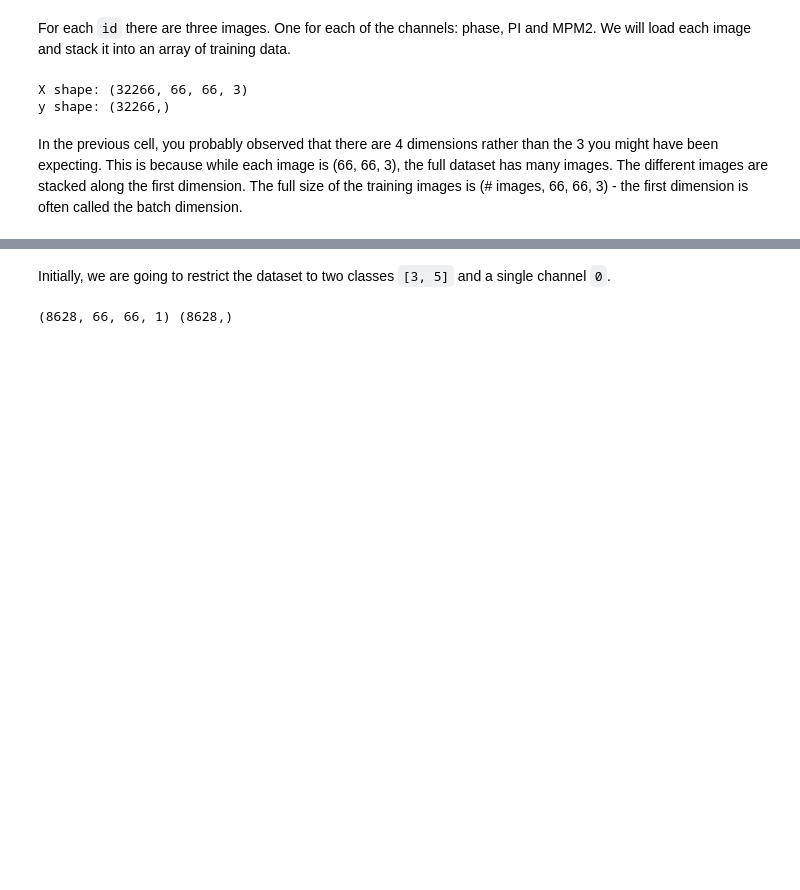
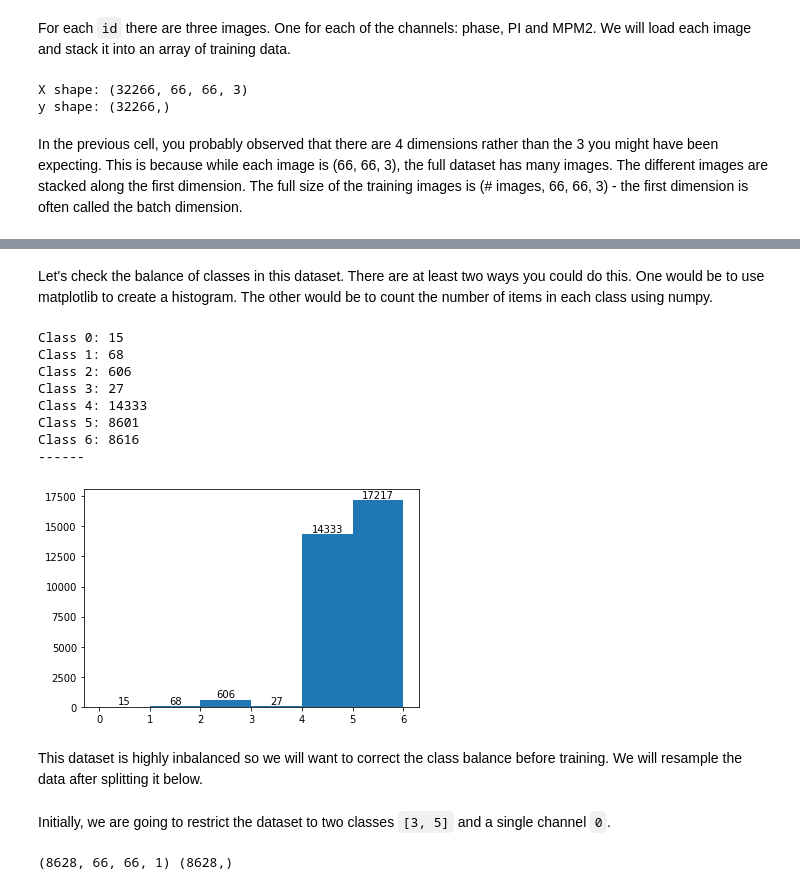
Before and after one commit to dlmbl/intro_ml, a Jupyter notebook: exercise-1.ipynb, the cells around one changed output, grey strips where cells are left out. Saved outputs shown, nothing was run; the diff lists cells and outputs as text; code cells hidden in the pictures; blank space fills up the shorter version.

Commit message:
Finish basic linear classifier with new dataset

```diff
--- a/exercise-1.ipynb
+++ b/exercise-1.ipynb
@@ -129,0 +142,2 @@ for c in np.unique(y_data):
+# %% [markdown]
+Let's check the balance of classes in this dataset. There are at least two ways you could do this. One would be to use matplotlib to create a histogram. The other would be to count the number of items in each class using numpy.
@@ -130,3 +151,32 @@ for c in np.unique(y_data):
+# %%
+##########################
+####### Solution #########
+##########################
+
+# Add your code to check class balances here
+# You should end up with a count of number of items in each of the 7 classes
+
+# Numpy option
+for i in range(7):
+    print('Class {}:'.format(i), np.count_nonzero(y_data == i))
+
+print('------\n')
+
+# Matplotlib option
+counts, edges, bars = plt.hist(y_data, bins=np.arange(0,7))
+_ = plt.bar_label(bars)
+# %% [output]
+Class 0: 15
+Class 1: 68
+Class 2: 606
+Class 3: 27
+Class 4: 14333
+Class 5: 8601
+Class 6: 8616
+------
+[figure, added]
+# %% [markdown]
+This dataset is highly inbalanced so we will want to correct the class balance before training. We will resample the data after splitting it below.
 # %% [markdown]
 Initially, we are going to restrict the dataset to two classes `[3, 5]` and a single channel `0`.
 # %%
```
Also changed, not shown: parts of 21 cells of this notebook.
